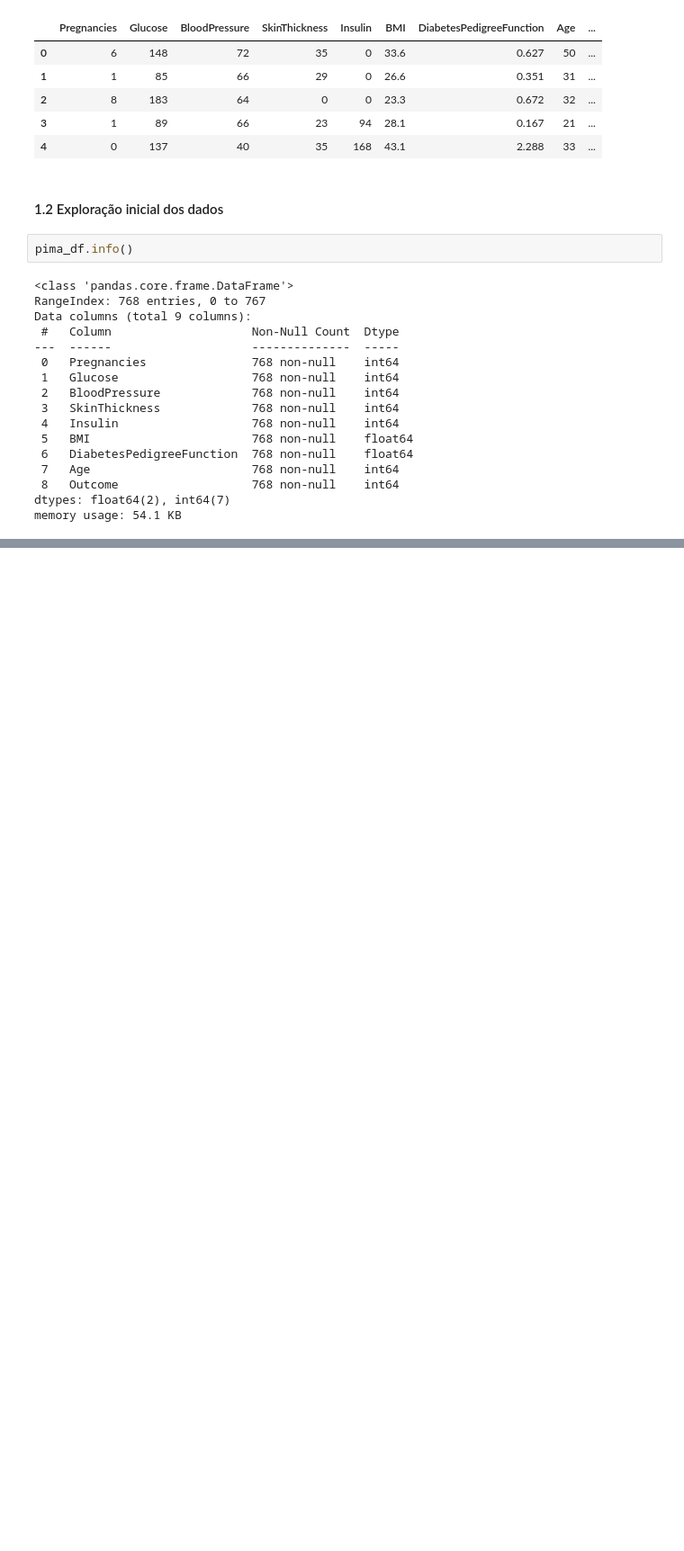
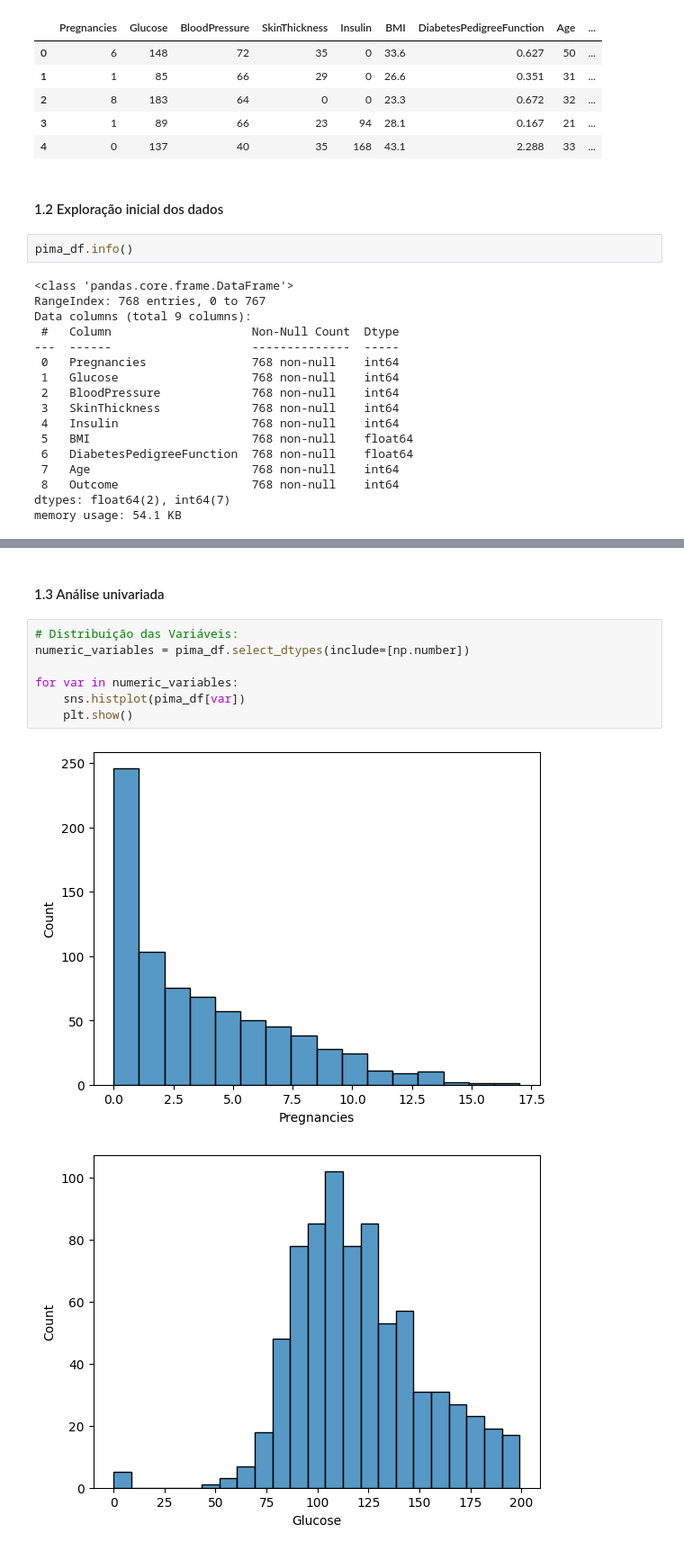
Before and after one commit to RaulMartino/Cefet, a Jupyter notebook: Estatística e Probabilidade/T2.ipynb, the cells around one changed output, grey strips where cells are left out. Shown: that part at 90% size. Cells and saved outputs as stored; diff of their text form; blank space fills up the shorter version.

Commit message:
Análise univariada

```diff
--- a/Estatística e Probabilidade/T2.ipynb
+++ b/Estatística e Probabilidade/T2.ipynb
@@ -47,3 +47,15 @@ pima_df.describe()
 | 50% | 3.000000 | 117.000000 | 72.000000 | 23.000000 | 30.500000 | 32.000000 | 0.372500 | 29.000000 | ... |
 | 75% | 6.000000 | 140.250000 | 80.000000 | 32.000000 | 127.250000 | 36.600000 | 0.626250 | 41.000000 | ... |
 | max | 17.000000 | 199.000000 | 122.000000 | 99.000000 | 846.000000 | 67.100000 | 2.420000 | 81.000000 | ... |
+# %% [markdown]
+#### 1.3 Análise univariada
+# %%
+# Distribuição das Variáveis:
+numeric_variables = pima_df.select_dtypes(include=[np.number])
+
+for var in numeric_variables:
+    sns.histplot(pima_df[var])
+    plt.show()
+# %% [output]
+[figure, added]
+[figure, added]
```
Also changed, not shown: parts of 5 cells of this notebook.
